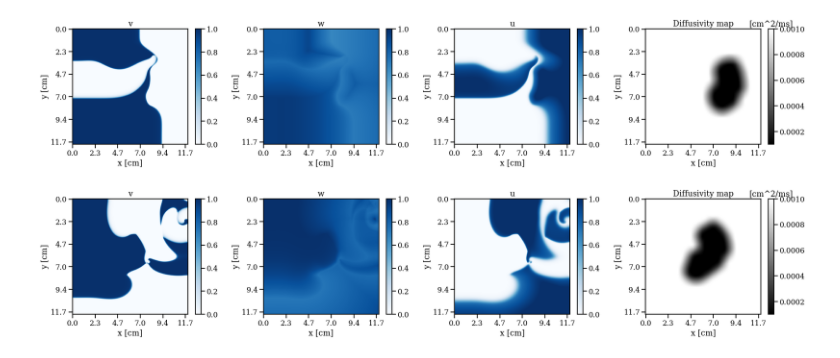
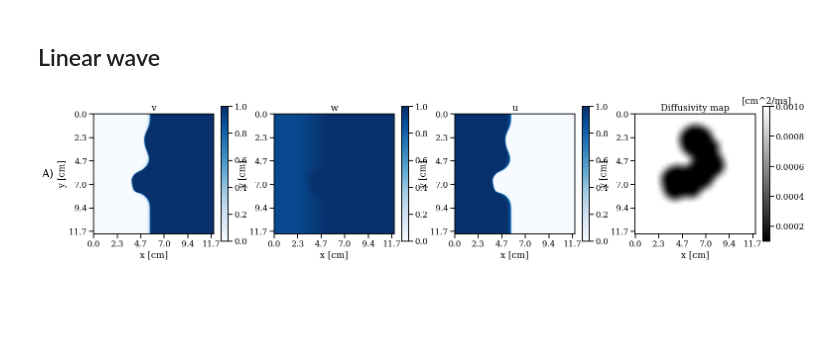
Before and after one commit to epignatelli/cardiax, a Jupyter notebook: experiments/test_cardiax.ipynb, the cells around one changed output. Saved outputs shown, nothing was run; the diff lists cells and outputs as text; code cells hidden in the pictures; blank space fills up the shorter version.

```diff
--- a/experiments/test_cardiax.ipynb
+++ b/experiments/test_cardiax.ipynb
@@ -112,3 +116,21 @@ if not os.path.exists(filename):
     deepx.generate.sequence(
         start, stop, step, dt, dx, paramset, diffusivity, stimuli, filename, reshape=reshape, use_memory=True, plot_while=True
     )
+
+with h5py.File("data/cardiax_{}.hdf5".format(seed), "r") as f:
+    states = f["states"]
+    d = f["diffusivity"]
+    idx = 10
+    state = cardiax.solve.State(*states[idx])
+
+    with sns.plotting_context("talk"):
+        fig, ax = cardiax.plot.plot_state(state, d, cmap="Blues", dx=12/256, figsize=(29, 5))
+        pad = 5 # in points
+        _ax = ax[0]
+        plt.annotate("B)", xy=(0, 0.5), xytext=(-_ax.yaxis.labelpad - pad, 0),
+                xycoords=_ax.yaxis.label, textcoords='offset points',
+                size='large', ha='right', va='center', rotation=0)
+        fig.tight_layout()
+        os.makedirs("results/cardiax", exist_ok=True)
+        fig.savefig("results/cardiax/{}.svg".format(seed))
+        fig.savefig("results/cardiax/{}.png".format(seed))
@@ -115,14 +231,47 @@ if not os.path.exists(filename):
+# %% [markdown]
+## Linear wave
 # %%
+shape = (1200, 1200)
+reshape = (256, 256)
+
+state = cardiax.solve.init(shape)
+start = 0
+step = 5000
+dt = 0.01
+dx = 0.01
+paramset = cardiax.params.PARAMSET_5
+
+p1 = cardiax.stimulus.Protocol(0, 2, 1e9)
+s1 = [cardiax.stimulus.linear(shape, cardiax.stimulus.Direction.WEST, 0.2, 20.0, p1)]
+p2 = cardiax.stimulus.Protocol(40000, 2, 1e9)
+s2 = [cardiax.stimulus.linear(shape, cardiax.stimulus.Direction.SOUTH, 0.2, 20.0, p2)]
+stimuli = s1 + s2
+
+seed = 5
+rng = jax.random.PRNGKey(seed)
+diffusivity = deepx.generate.random_diffusivity(rng, shape)
+stop = 50_000
+filename = "data/cardiax_{}.hdf5".format(seed)
+
+if not os.path.exists(filename):
+    deepx.generate.sequence(
+        start, stop, step, dt, dx, paramset, diffusivity, stimuli, filename, reshape=reshape, use_memory=True, plot_while=True
+    )
 with h5py.File("data/cardiax_{}.hdf5".format(seed), "r") as f:
     states = f["states"]
     d = f["diffusivity"]
-    idx = 10
+    idx = 1
     state = cardiax.solve.State(*states[idx])
     with sns.plotting_context("talk"):
         fig, ax = cardiax.plot.plot_state(state, d, cmap="Blues", dx=12/256, figsize=(25, 5))
+        pad = 5 # in points
+        _ax = ax[0]
+        plt.annotate("A)", xy=(0, 0.5), xytext=(-_ax.yaxis.labelpad - pad, 0),
+                xycoords=_ax.yaxis.label, textcoords='offset points',
+                size='large', ha='right', va='center', rotation=0)
         fig.tight_layout()
         os.makedirs("results/cardiax", exist_ok=True)
         fig.savefig("results/cardiax/{}.svg".format(seed))
         fig.savefig("results/cardiax/{}.png".format(seed))
 # %% [output]
-[figure, old version]
+[figure, new version]
@@ -156,14 +277,0 @@ if not os.path.exists(filename):
-# %%
-with h5py.File("data/cardiax_{}.hdf5".format(seed), "r") as f:
-    states = f["states"]
-    d = f["diffusivity"]
-    idx = -2
-    state = cardiax.solve.State(*states[idx])
-    with sns.plotting_context("talk"):
-        fig, ax = cardiax.plot.plot_state(state, d, cmap="Blues", dx=12/256, figsize=(25, 5))
-        fig.tight_layout()
-        os.makedirs("results/cardiax", exist_ok=True)
-        fig.savefig("results/cardiax/{}.svg".format(seed))
-        fig.savefig("results/cardiax/{}.png".format(seed))
-# %% [output]
-[figure, removed]
```
Also changed, not shown: parts of 16 cells of this notebook, 13 other files.
